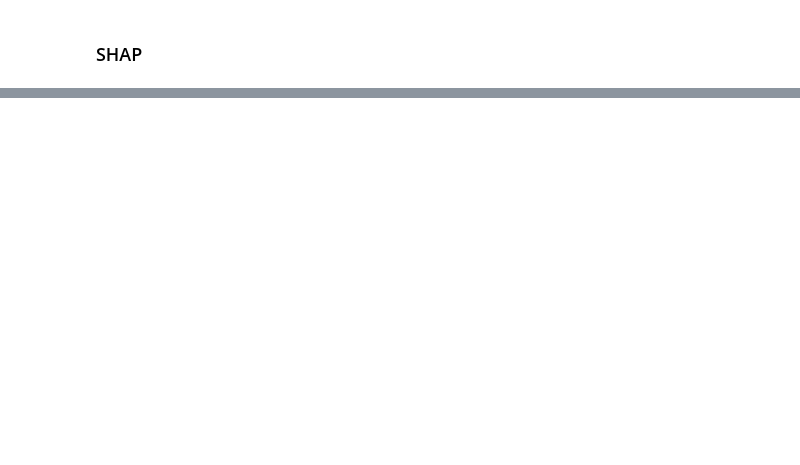
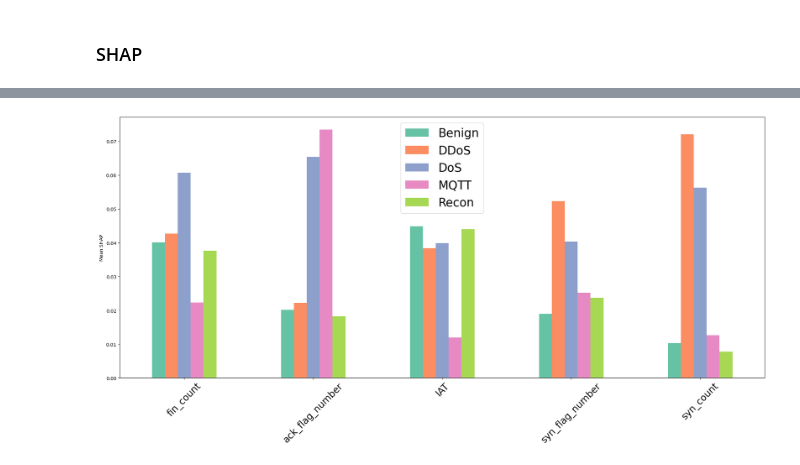
Before and after one commit to sssspppuud/Network-Intrusion-Detection-System-with-Explainable-Deep-Learning, a Jupyter notebook: Code/notebooks/04_explainability.ipynb, the cells around one changed output, grey strips where cells are left out. Saved outputs shown, nothing was run; the diff lists cells and outputs as text; code cells hidden in the pictures; blank space fills up the shorter version.

```diff
--- a/Code/notebooks/04_explainability.ipynb
+++ b/Code/notebooks/04_explainability.ipynb
@@ -45,4 +50,25 @@ Number of SHAP arrays: 200
 Number of labels: 5
+# %%
+temp = pd.DataFrame()
+temp.index = feature_names
+
+for i, class_label in enumerate(encoder.classes_):
+    mean = np.mean(np.abs(shap_values.values[:, :, i]), axis = 0)
+    temp[class_label] = mean
+
+top_features = temp.sum(axis=1).nlargest(5).index
+temp_top = temp.loc[top_features]
+
+
+fig,ax = plt.subplots(1,1, figsize = (20,10))
+palette = sns.color_palette("Set2", n_colors=len(temp_top.columns))
+temp_top.plot.bar(ax = ax, color = palette)
+ax.set_ylabel("Mean SHAP")
+ax.set_xticklabels(top_features, rotation=45, size = 20)
+ax.legend(fontsize = 25)
+plt.tight_layout()
+# %% [output]
+[figure, added]
 # %%
 shap.summary_plot(
     shap_values,
```
Also changed, not shown: parts of 10 cells of this notebook, 3 other files.
